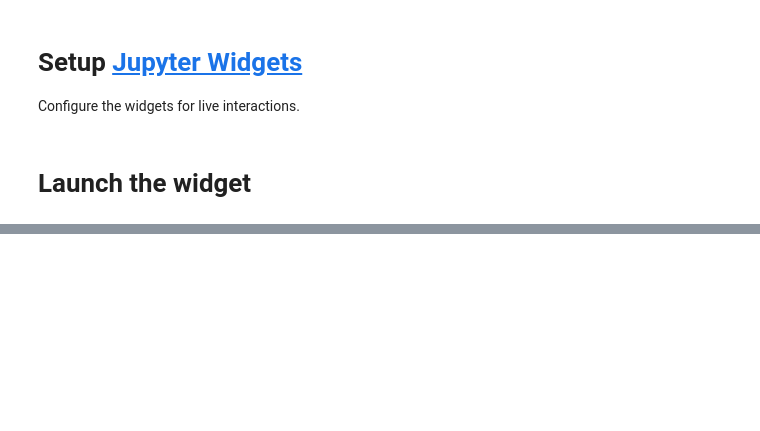
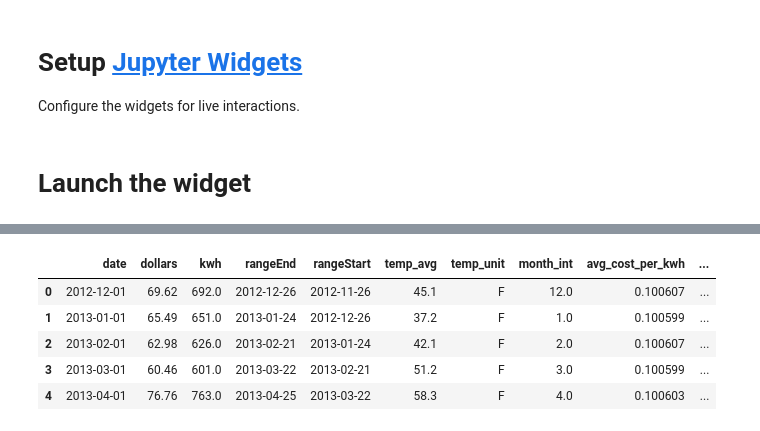
Before and after one commit to szelenka/DukeProgressSolar, a Jupyter notebook: Widgets.ipynb, the cells around one changed output, grey strips where cells are left out. Saved outputs shown, nothing was run; the diff lists cells and outputs as text; code cells hidden in the pictures; blank space fills up the shorter version.

```diff
--- a/Widgets.ipynb
+++ b/Widgets.ipynb
@@ -250,0 +252,9 @@ plt.show()
+# %%
+df.head()
+# %% [output]
+|  | date | dollars | kwh | rangeEnd | rangeStart | temp_avg | temp_unit | month_int | avg_cost_per_kwh | ... |
+| 0 | 2012-12-01 | 69.62 | 692.0 | 2012-12-26 | 2012-11-26 | 45.1 | F | 12.0 | 0.100607 | ... |
+| 1 | 2013-01-01 | 65.49 | 651.0 | 2013-01-24 | 2012-12-26 | 37.2 | F | 1.0 | 0.100599 | ... |
+| 2 | 2013-02-01 | 62.98 | 626.0 | 2013-02-21 | 2013-01-24 | 42.1 | F | 2.0 | 0.100607 | ... |
+| 3 | 2013-03-01 | 60.46 | 601.0 | 2013-03-22 | 2013-02-21 | 51.2 | F | 3.0 | 0.100599 | ... |
+| 4 | 2013-04-01 | 76.76 | 763.0 | 2013-04-25 | 2013-03-22 | 58.3 | F | 4.0 | 0.100603 | ... |
```
Also changed, not shown: parts of 5 cells of this notebook, 1 other file.
